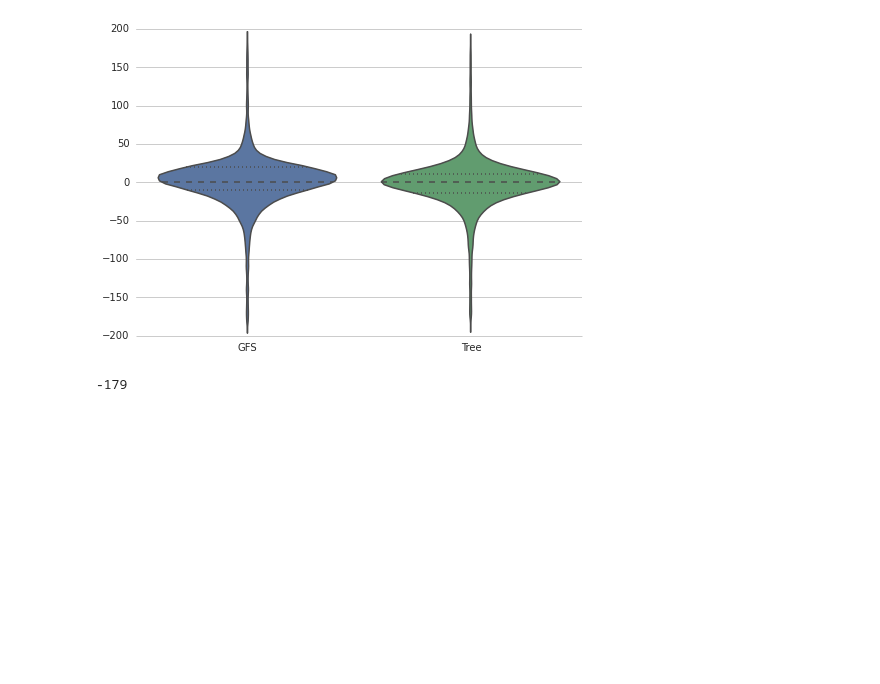
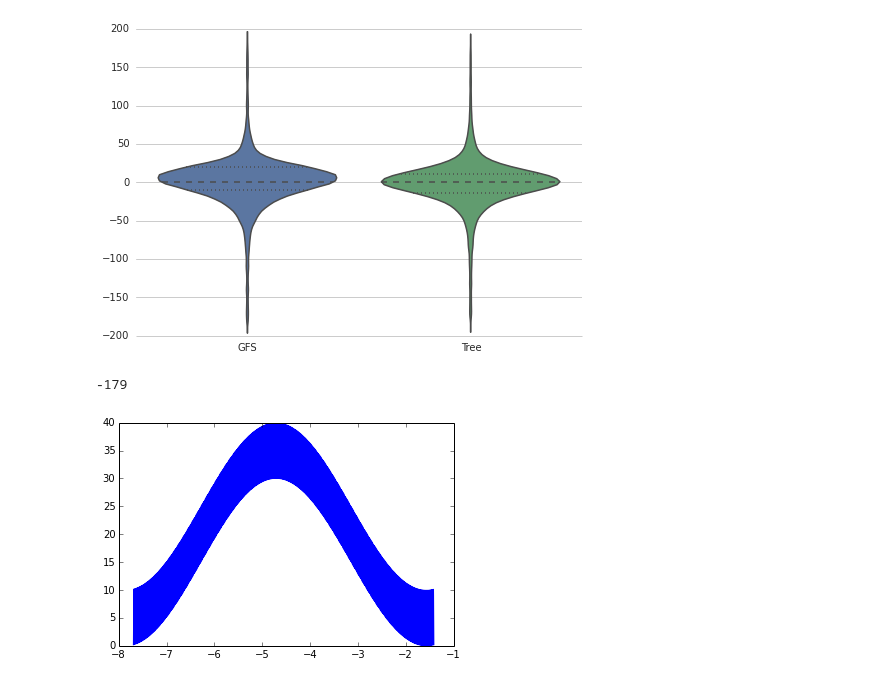
Before and after one commit to monkeybutter/regressive_trees, a Jupyter notebook: analysis.ipynb, the cells around one changed output. Cells and saved outputs as stored; diff of their text form; code cells hidden in the pictures; blank space fills up the shorter version.

```diff
--- a/analysis.ipynb
+++ b/analysis.ipynb
@@ -498,3 +498,26 @@ def distance(a, b):
 distance(215, 34)
 # %% [output]
 -179
+# %%
+import pandas as pd
+year = np.linspace(-np.pi-4.55315757191507, np.pi-4.55315757191507, 8760)
+pd.date_range(start='2014-01-01', end='2015-01-01', periods=None, freq='H')[:-1]
+year_temp = np.sin(year)
+day = np.linspace(-np.pi/2, 3*np.pi/2, 24)
+day_temp = np.sin(day)
+day_temp = np.tile(day_temp, 365)
+year_temp = 20 + (15 * year_temp) + (5 * day_temp)
+plt.plot(year, year_temp)
+plt.show()
+df = pd.DataFrame(pd.date_range(start='2014-01-01', end='2015-01-01', periods=None, freq='H')[:-1])
+df['temp'] = year_temp
+#df['temp'] = df.index[0]
+
+df['date'] = df[0].map(lambda x: x.strftime('%Y-%m-%d'))
+df['time'] = df[0].map(lambda x: x.strftime('%H:%M'))
+df['time_of_day'] = df[0].map(lambda x: x.hour)
+df['day_of_year'] = df[0].map(lambda x: x.timetuple().tm_yday)
+df = df.drop(0, axis=1)
+df.to_csv('./web/static/data/artif.csv')
+# %% [output]
+[figure, added]
```
Also changed, not shown: parts of 5 cells of this notebook, 6 other files.
